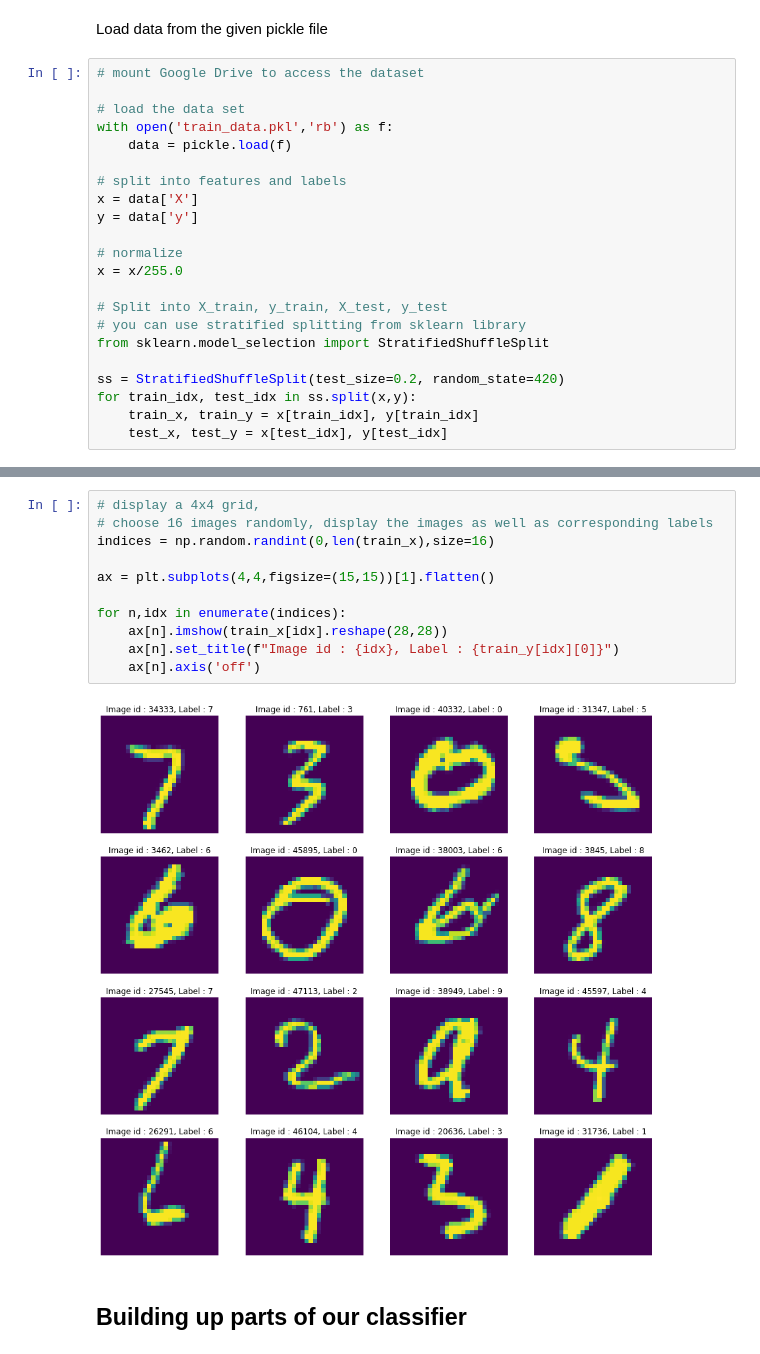
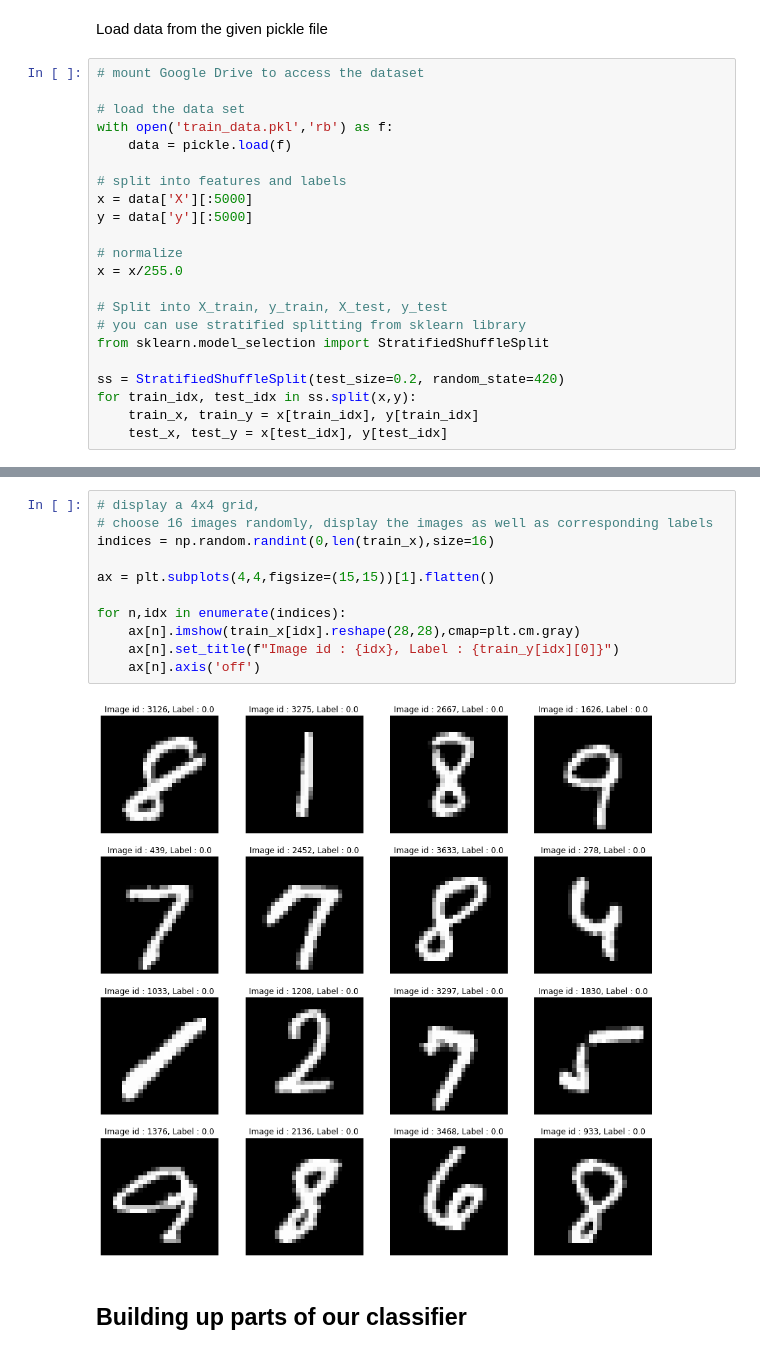
Before and after one commit to BhavyaKohli/GANdualf, a Jupyter notebook: Assignments/Assignment1/CNN_lytical_Assignment_1.ipynb, the cells around one changed output, grey strips where cells are left out. Saved outputs shown, nothing was run; the diff lists cells and outputs as text.

```diff
--- a/Assignments/Assignment1/CNN_lytical_Assignment_1.ipynb
+++ b/Assignments/Assignment1/CNN_lytical_Assignment_1.ipynb
@@ -40,8 +38,8 @@ with open('train_data.pkl','rb') as f:
     data = pickle.load(f)
 
 # split into features and labels
-x = data['X']
-y = data['y']
+x = data['X'][:5000]
+y = data['y'][:5000]
 
 # normalize
 x = x/255.0
@@ -62,16 +86,16 @@ print(train_x.shape, train_y.shape, test_x.shape, test_y.shape)
 # %%
 # display a 4x4 grid,
 # choose 16 images randomly, display the images as well as corresponding labels
 indices = np.random.randint(0,len(train_x),size=16)
 
 ax = plt.subplots(4,4,figsize=(15,15))[1].flatten()
 
 for n,idx in enumerate(indices):
-    ax[n].imshow(train_x[idx].reshape(28,28))
+    ax[n].imshow(train_x[idx].reshape(28,28),cmap=plt.cm.gray)
     ax[n].set_title(f"Image id : {idx}, Label : {train_y[idx][0]}")
     ax[n].axis('off')
 # %% [output]
-[figure, old version]
+[figure, new version]
 # %% [markdown]
 ## Building up parts of our classifier
 # %% [markdown]
```
Also changed, not shown: parts of 22 cells of this notebook.
